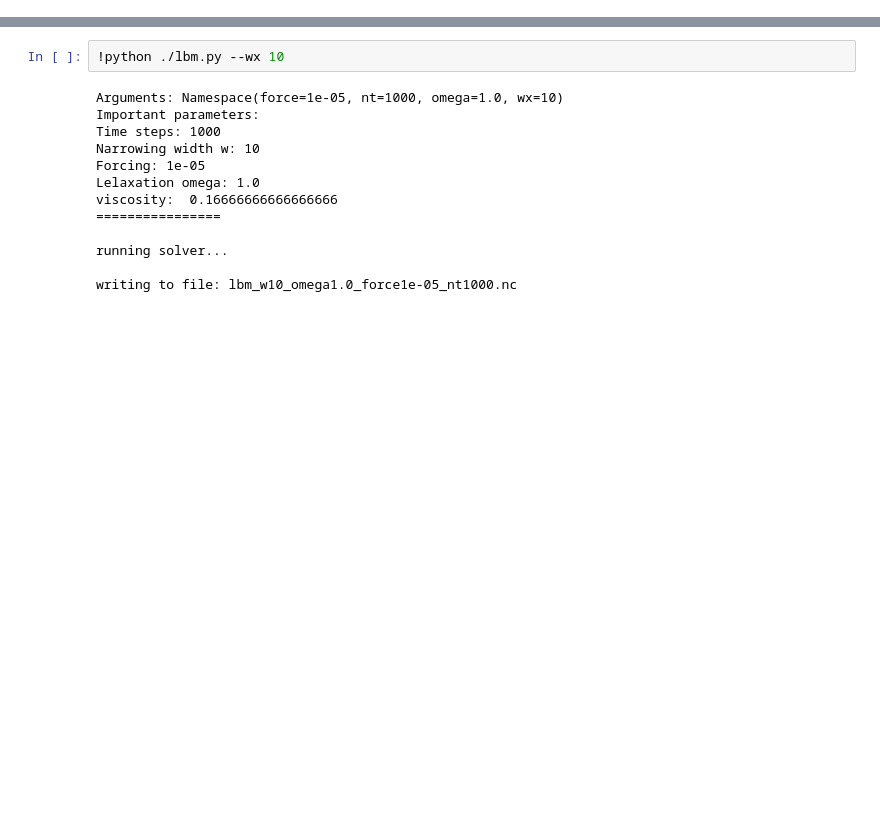
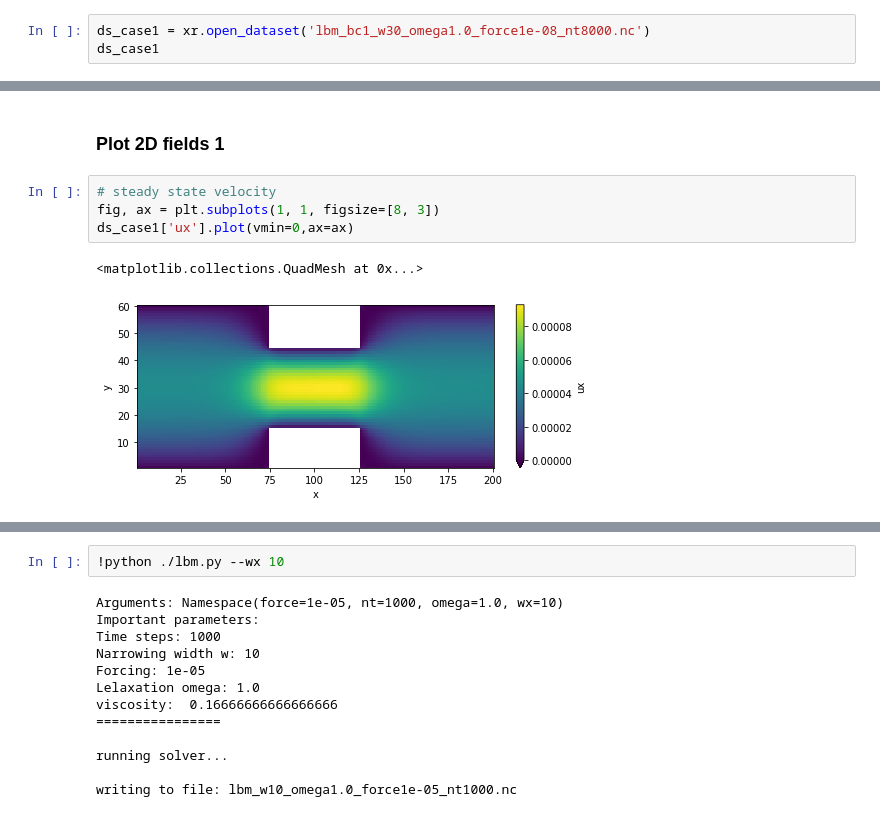
Before and after one commit to iacs-ac290r-2019-2/homework, a Jupyter notebook: HW2/JiaweiZhuang/use_LBM_solver.ipynb, the cells around one changed output, grey strips where cells are left out. Cells and saved outputs as stored; diff of their text form; blank space fills up the shorter version.

Commit message:
Code to plot figures for HW2P1Q1

```diff
--- a/HW2/JiaweiZhuang/use_LBM_solver.ipynb
+++ b/HW2/JiaweiZhuang/use_LBM_solver.ipynb
@@ -28,0 +47,3 @@ writing to file: lbm_w30_omega1.0_force1e-05_nt1000.nc
+# %%
+ds_case1 = xr.open_dataset('lbm_bc1_w30_omega1.0_force1e-08_nt8000.nc')
+ds_case1
@@ -28,0 +69,9 @@ writing to file: lbm_w30_omega1.0_force1e-05_nt1000.nc
+# %% [markdown]
+### Plot 2D fields 1
+# %%
+# steady state velocity
+fig, ax = plt.subplots(1, 1, figsize=[8, 3])
+ds_case1['ux'].plot(vmin=0,ax=ax)
+# %% [output]
+<matplotlib.collections.QuadMesh at 0x...>
+[figure, added]
```
Also changed, not shown: parts of 49 cells of this notebook.
